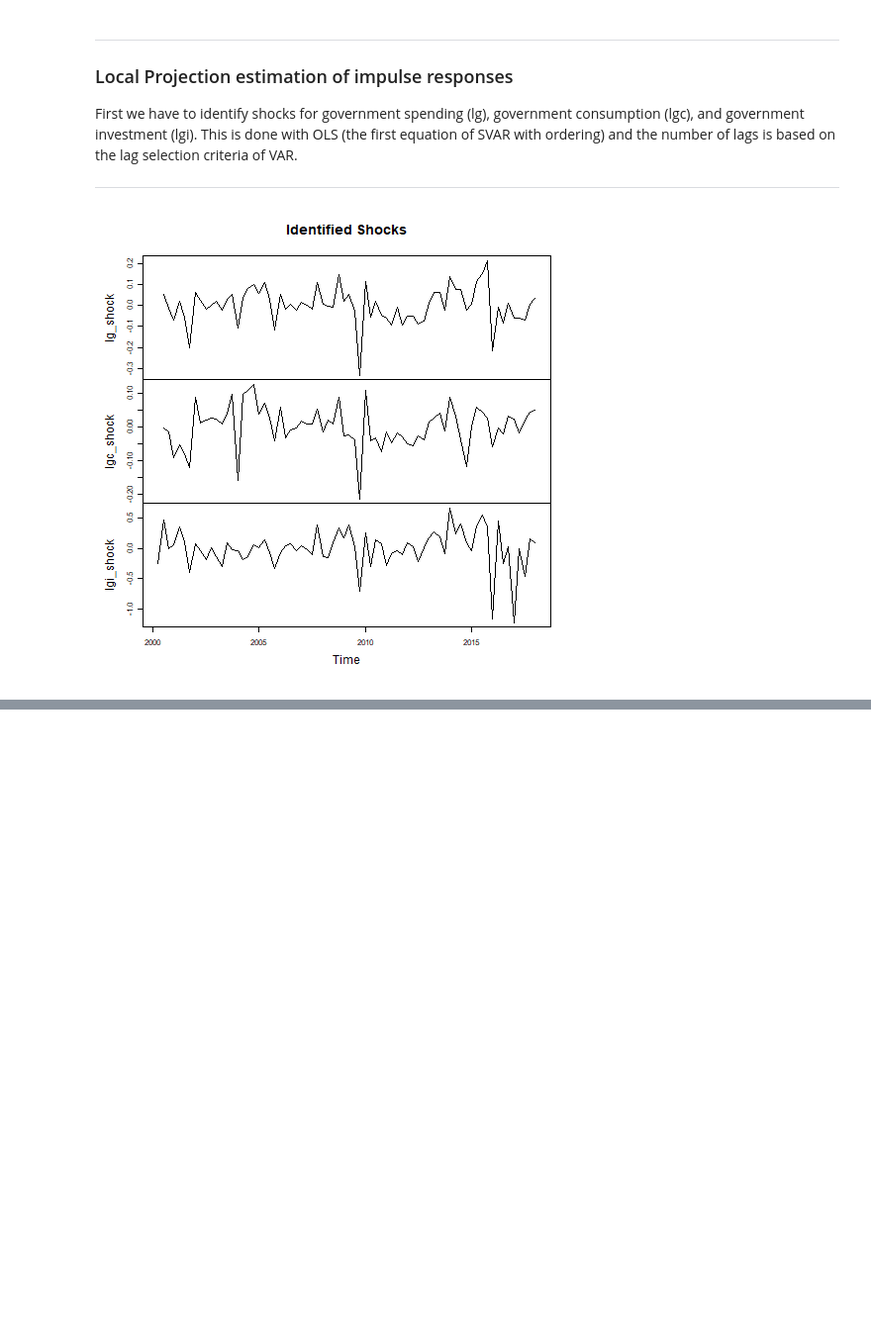
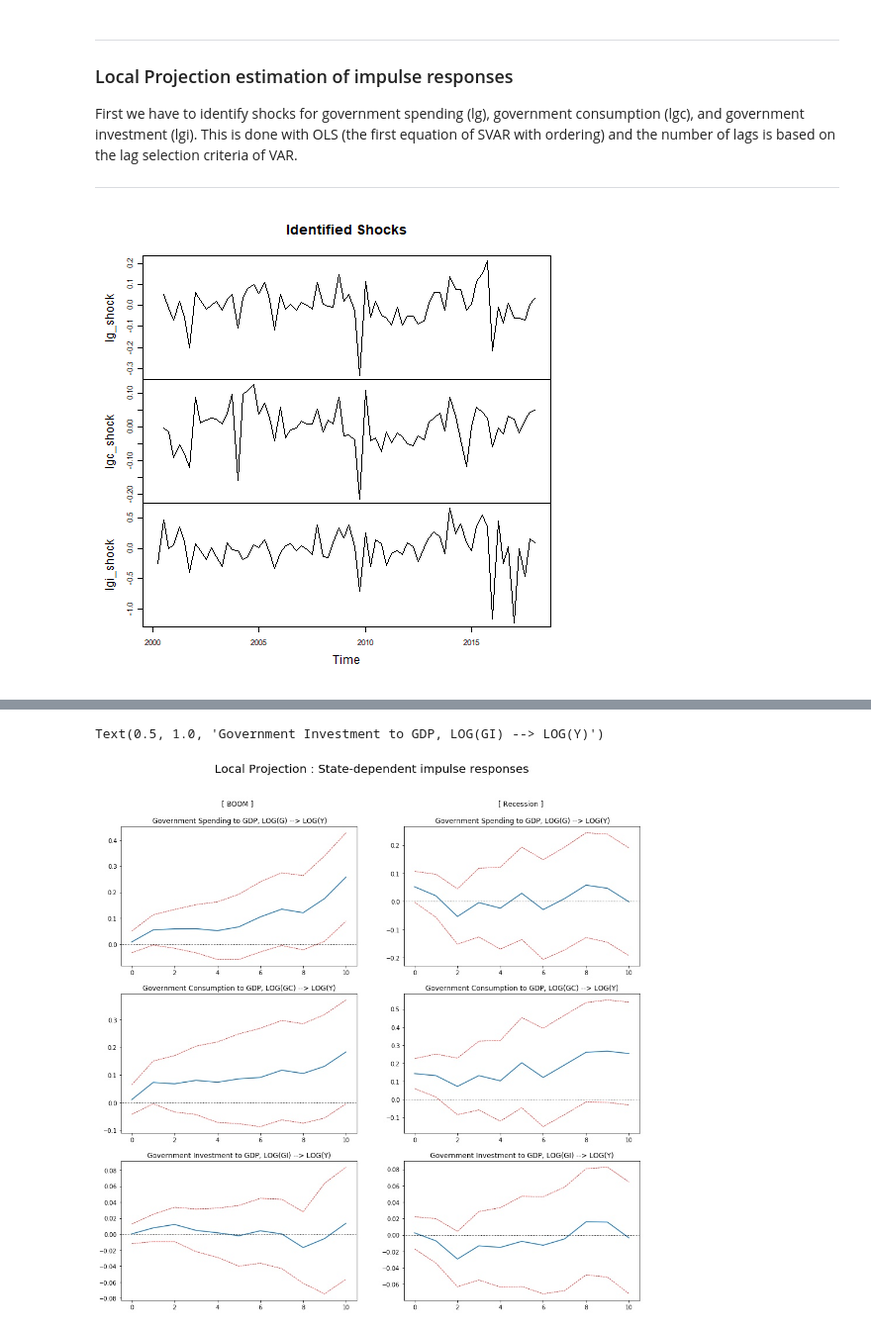
Before and after one commit to htdanil/referenced_to_github, a Jupyter notebook: G0004 Local Projection Practice - Bulgaria.ipynb, the cells around one changed output, grey strips where cells are left out. Shown at 99% size. Saved outputs shown, nothing was run; the diff lists cells and outputs as text; code cells hidden in the pictures; blank space fills up the shorter version.

```diff
--- a/G0004 Local Projection Practice - Bulgaria.ipynb
+++ b/G0004 Local Projection Practice - Bulgaria.ipynb
@@ -307,0 +450,71 @@ Text(0.5, 1.0, 'Local Projection : LOG(GI) --> LOG(Y)')
+# %%
+#----------------------------------------------------------
+# exchanging variables from R to Python for graphing
+#----------------------------------------------------------
+lg_coef_boom         = %Rget lg_coef_boom
+lg_coef_recession    = %Rget lg_coef_recession
+lgc_coef_boom        = %Rget lgc_coef_boom
+lgc_coef_recession   = %Rget lgc_coef_recession
+lgi_coef_boom        = %Rget lgi_coef_boom
+lgi_coef_recession   = %Rget lgi_coef_recession
+
+lg_se_boom         = %Rget lg_se_boom
+lg_se_recession    = %Rget lg_se_recession
+lgc_se_boom        = %Rget lgc_se_boom
+lgc_se_recession   = %Rget lgc_se_recession
+lgi_se_boom        = %Rget lgi_se_boom
+lgi_se_recession   = %Rget lgi_se_recession
+# %%
+#----------------------------------------------------------
+# Graphing of Local Projection impulse responses
+#----------------------------------------------------------
+
+fig = plt.figure(figsize=(16,15))
+fig.suptitle('Local Projection : State-dependent impulse responses',size=20)
+ax1 = fig.add_subplot(3,2,1)
+ax2 = fig.add_subplot(3,2,2)
+ax3 = fig.add_subplot(3,2,3)
+ax4 = fig.add_subplot(3,2,4)
+ax5 = fig.add_subplot(3,2,5)
+ax6 = fig.add_subplot(3,2,6)
+
+horizon = 11
+
+ax1.plot(lg_coef_boom[:horizon])
+ax1.plot((lg_coef_boom + 1.645 * lg_se_boom)[:horizon],color='red',linewidth=0.8,linestyle='--')
+ax1.plot((lg_coef_boom - 1.645 * lg_se_boom)[:horizon],color='red',linewidth=0.8,linestyle='--')
+ax1.axhline(0, color='black', linestyle=':', linewidth=1)
+ax1.set_title('[ BOOM ] \n\n Government Spending to GDP, LOG(G) --> LOG(Y)')
+
+ax2.plot(lg_coef_recession[:horizon])
+ax2.plot((lg_coef_recession + 1.645 * lg_se_recession)[:horizon],color='red',linewidth=0.8,linestyle='--')
+ax2.plot((lg_coef_recession - 1.645 * lg_se_recession)[:horizon],color='red',linewidth=0.8,linestyle='--')
+ax2.axhline(0, color='black', linestyle=':', linewidth=1)
+ax2.set_title('[ Recession ] \n\n Government Spending to GDP, LOG(G) --> LOG(Y)')
+
+ax3.plot(lgc_coef_boom[:horizon])
+ax3.plot((lgc_coef_boom + 1.645 * lgc_se_boom)[:horizon],color='red',linewidth=0.8,linestyle='--')
+ax3.plot((lgc_coef_boom - 1.645 * lgc_se_boom)[:horizon],color='red',linewidth=0.8,linestyle='--')
+ax3.axhline(0, color='black', linestyle=':', linewidth=1)
+ax3.set_title('Government Consumption to GDP, LOG(GC) --> LOG(Y)')
+
+ax4.plot(lgc_coef_recession[:horizon])
+ax4.plot((lgc_coef_recession + 1.645 * lgc_se_recession)[:horizon],color='red',linewidth=0.8,linestyle='--')
+ax4.plot((lgc_coef_recession - 1.645 * lgc_se_recession)[:horizon],color='red',linewidth=0.8,linestyle='--')
+ax4.axhline(0, color='black', linestyle=':', linewidth=1)
+ax4.set_title('Government Consumption to GDP, LOG(GC) --> LOG(Y)')
+
+ax5.plot(lgi_coef_boom[:horizon])
+ax5.plot((lgi_coef_boom + 1.645 * lgi_se_boom)[:horizon],color='red',linewidth=0.8,linestyle='--')
+ax5.plot((lgi_coef_boom - 1.645 * lgi_se_boom)[:horizon],color='red',linewidth=0.8,linestyle='--')
+ax5.axhline(0, color='black', linestyle=':', linewidth=1)
+ax5.set_title('Government Investment to GDP, LOG(GI) --> LOG(Y)')
+
+ax6.plot(lgi_coef_recession[:horizon])
+ax6.plot((lgi_coef_recession + 1.645 * lgi_se_recession)[:horizon],color='red',linewidth=0.8,linestyle='--')
+ax6.plot((lgi_coef_recession - 1.645 * lgi_se_recession)[:horizon],color='red',linewidth=0.8,linestyle='--')
+ax6.axhline(0, color='black', linestyle=':', linewidth=1)
+ax6.set_title('Government Investment to GDP, LOG(GI) --> LOG(Y)')
+# %% [output]
+Text(0.5, 1.0, 'Government Investment to GDP, LOG(GI) --> LOG(Y)')
+[figure, added]
```
Also changed, not shown: parts of 17 cells of this notebook.
